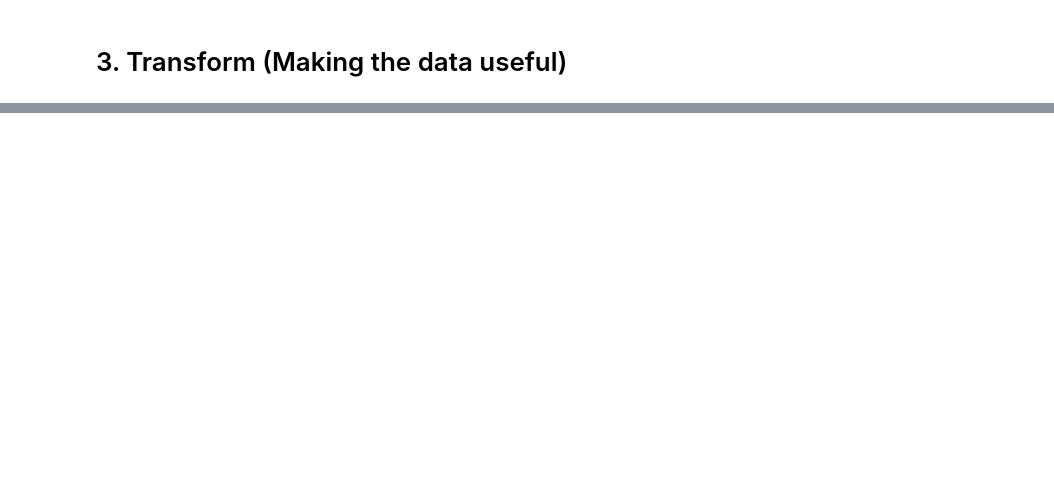
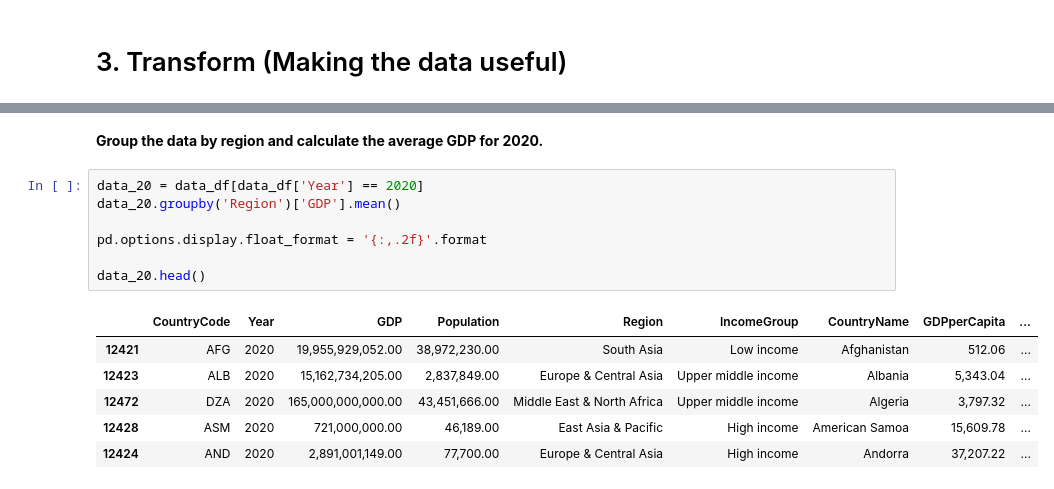
Before and after one commit to Cliffe16/Lux-Dev-Data-Engineering-Repo, a Jupyter notebook: ETL/ETL Solutions.ipynb, the cells around one changed output, grey strips where cells are left out. Drawn from its saved outputs; the diff is of its cells as text; blank space fills up the shorter version.

```diff
--- a/ETL/ETL Solutions.ipynb
+++ b/ETL/ETL Solutions.ipynb
@@ -251,0 +299,16 @@ population_df_cleaned.to_csv('world_bank_data/population_cleaned')
+# %% [markdown]
+**Group the data by region and calculate the average GDP for 2020.**
+# %%
+data_20 = data_df[data_df['Year'] == 2020]
+data_20.groupby('Region')['GDP'].mean()
+
+pd.options.display.float_format = '{:,.2f}'.format
+
+data_20.head()
+# %% [output]
+|  | CountryCode | Year | GDP | Population | Region | IncomeGroup | CountryName | GDPperCapita | ... |
+| 12421 | AFG | 2020 | 19,955,929,052.00 | 38,972,230.00 | South Asia | Low income | Afghanistan | 512.06 | ... |
+| 12423 | ALB | 2020 | 15,162,734,205.00 | 2,837,849.00 | Europe & Central Asia | Upper middle income | Albania | 5,343.04 | ... |
+| 12472 | DZA | 2020 | 165,000,000,000.00 | 43,451,666.00 | Middle East & North Africa | Upper middle income | Algeria | 3,797.32 | ... |
+| 12428 | ASM | 2020 | 721,000,000.00 | 46,189.00 | East Asia & Pacific | High income | American Samoa | 15,609.78 | ... |
+| 12424 | AND | 2020 | 2,891,001,149.00 | 77,700.00 | Europe & Central Asia | High income | Andorra | 37,207.22 | ... |
```
Also changed, not shown: parts of 33 cells of this notebook, 4 other files.
